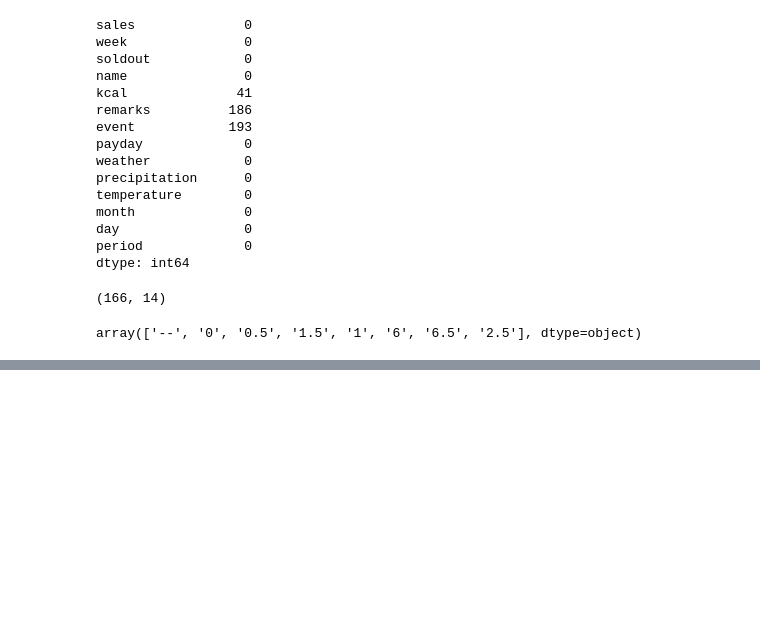
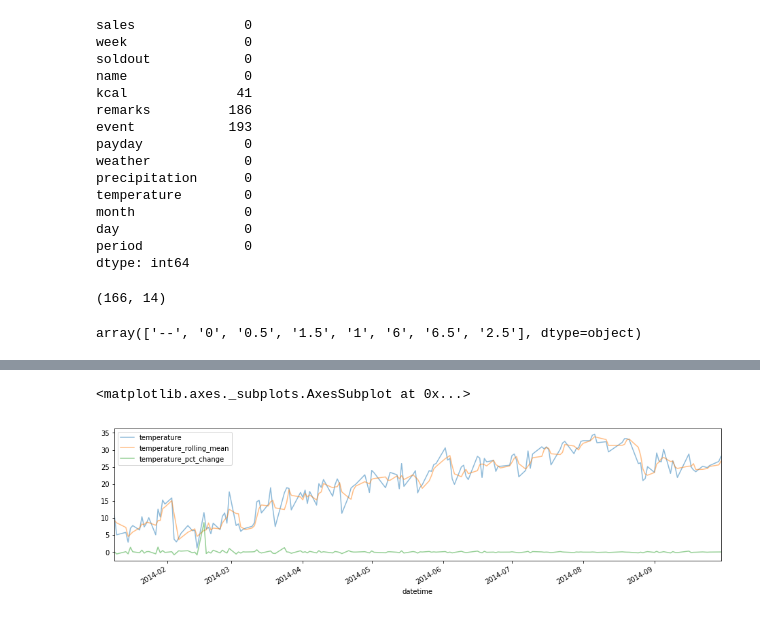
Before and after one commit to yamamoscowmule/pandas_tutorial, a Jupyter notebook: パンダ.ipynb, the cells around one changed output, grey strips where cells are left out. Drawn from its saved outputs; the diff is of its cells as text; code cells hidden in the pictures; blank space fills up the shorter version.

```diff
--- a/パンダ.ipynb
+++ b/パンダ.ipynb
@@ -278,0 +610,6 @@ df['precipitation'] = df['precipitation'].replace('--', 0).astype(float)
+# %%
+# 少しだけ情報量の多い折れ線グラフ
+df.plot(y=['temperature', 'temperature_rolling_mean', 'temperature_pct_change'],  figsize=(16,4), alpha=0.5) # x軸がindexである場合は明記しなくても可
+# %% [output]
+<matplotlib.axes._subplots.AxesSubplot at 0x...>
+[figure, added]
```
Also changed, not shown: parts of 38 cells of this notebook, 8 other files.
